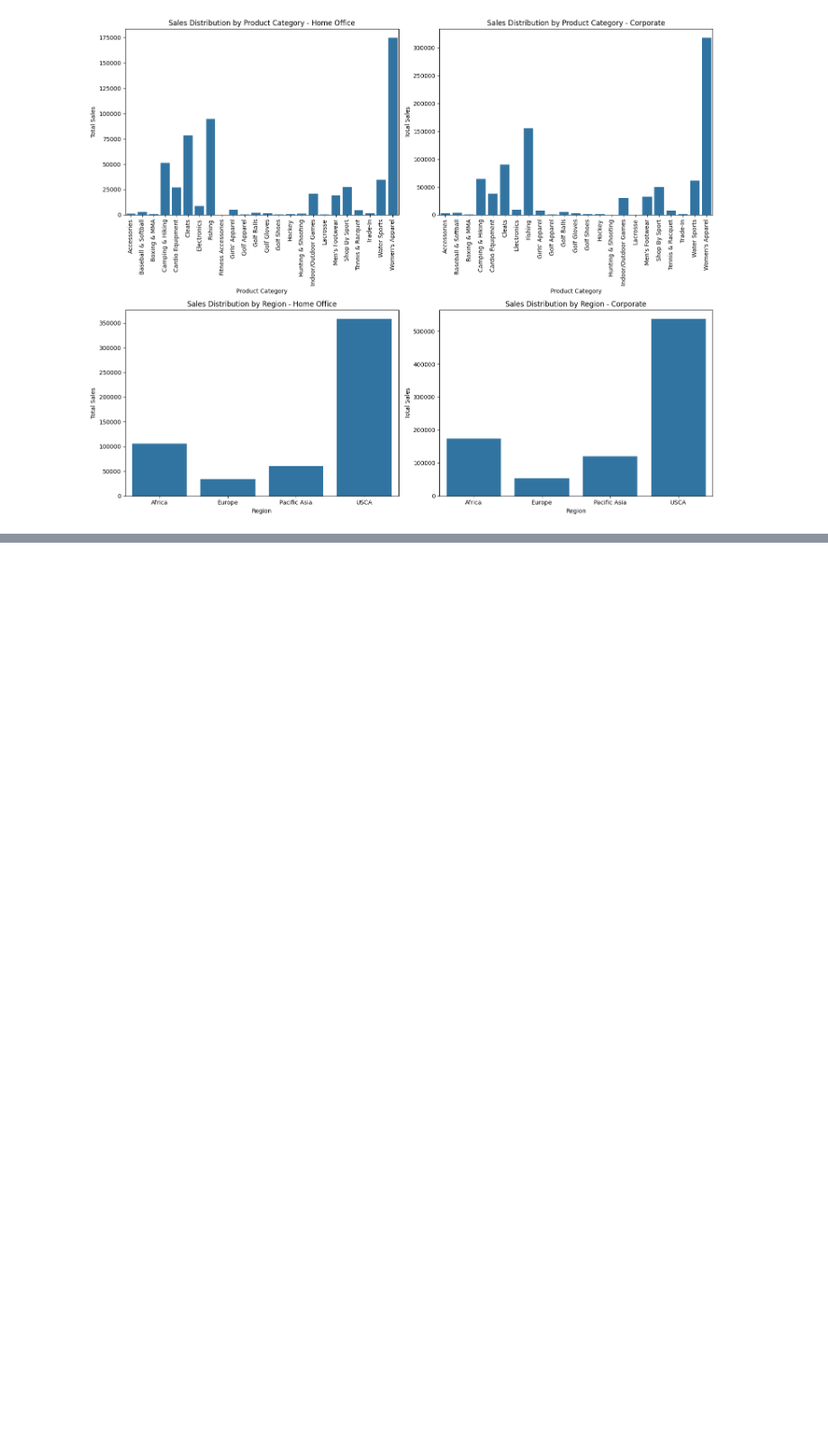
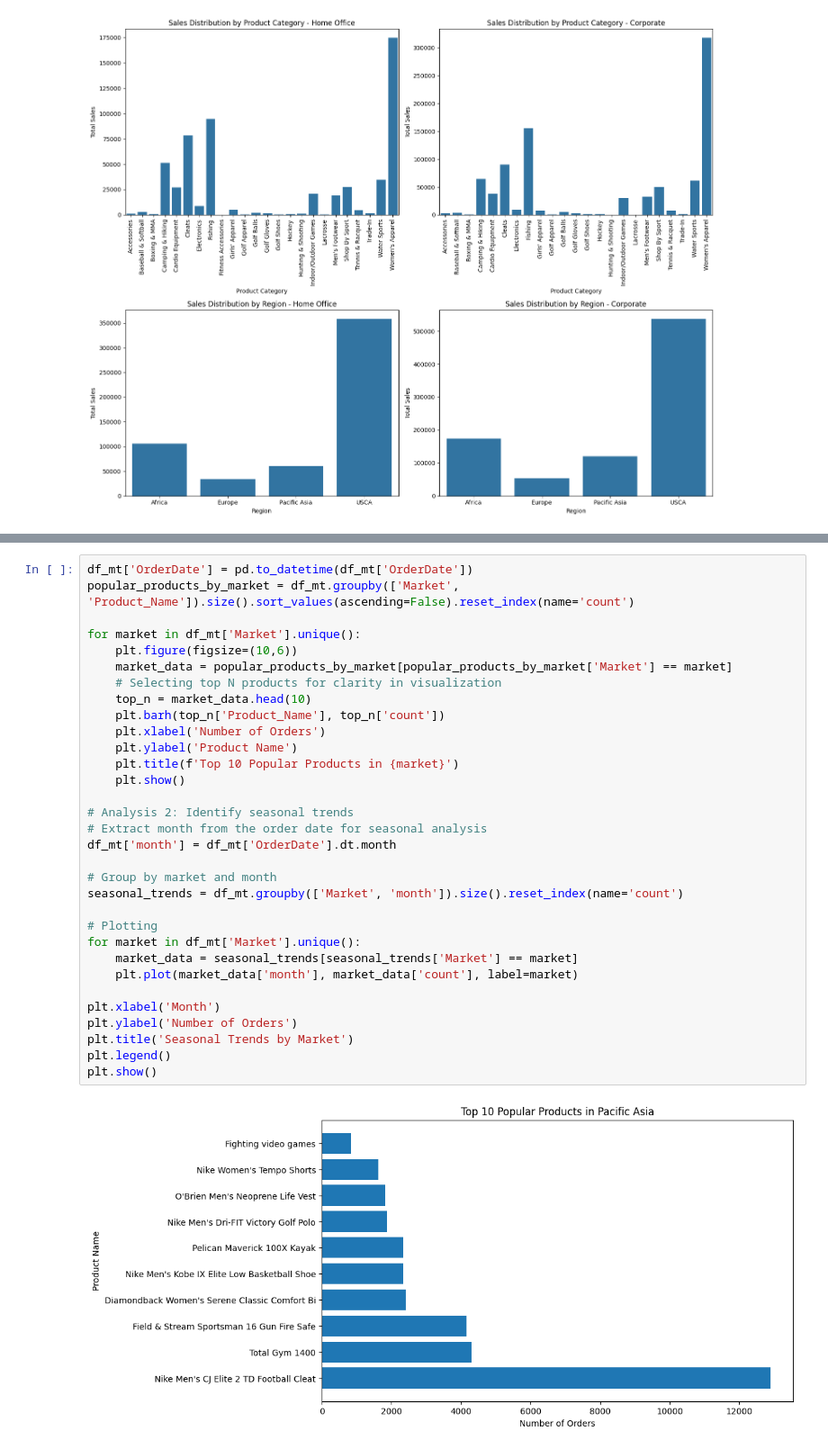
Before and after one commit to CCNY-Analytics-and-Quant/Branly_BAF23, a Jupyter notebook: Final Project V2.ipynb, the cells around one changed output, grey strips where cells are left out. Shown at 90% size. Saved outputs shown, nothing was run; the diff lists cells and outputs as text; blank space fills up the shorter version.

```diff
--- a/Final Project V2.ipynb
+++ b/Final Project V2.ipynb
@@ -211,0 +225,34 @@ df5.head()
+# %%
+df_mt['OrderDate'] = pd.to_datetime(df_mt['OrderDate'])
+popular_products_by_market = df_mt.groupby(['Market', 'Product_Name']).size().sort_values(ascending=False).reset_index(name='count')
+
+for market in df_mt['Market'].unique():
+    plt.figure(figsize=(10,6))
+    market_data = popular_products_by_market[popular_products_by_market['Market'] == market]
+    # Selecting top N products for clarity in visualization
+    top_n = market_data.head(10)
+    plt.barh(top_n['Product_Name'], top_n['count'])
+    plt.xlabel('Number of Orders')
+    plt.ylabel('Product Name')
+    plt.title(f'Top 10 Popular Products in {market}')
+    plt.show()
+
+# Analysis 2: Identify seasonal trends
+# Extract month from the order date for seasonal analysis
+df_mt['month'] = df_mt['OrderDate'].dt.month
+
+# Group by market and month
+seasonal_trends = df_mt.groupby(['Market', 'month']).size().reset_index(name='count')
+
+# Plotting
+for market in df_mt['Market'].unique():
+    market_data = seasonal_trends[seasonal_trends['Market'] == market]
+    plt.plot(market_data['month'], market_data['count'], label=market)
+
+plt.xlabel('Month')
+plt.ylabel('Number of Orders')
+plt.title('Seasonal Trends by Market')
+plt.legend()
+plt.show()
+# %% [output]
+[figure, added]
```
Also changed, not shown: parts of 9 cells of this notebook.
